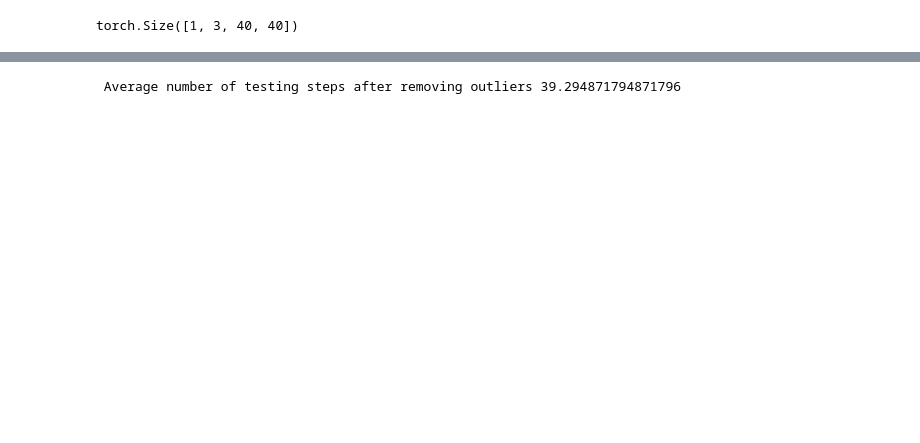
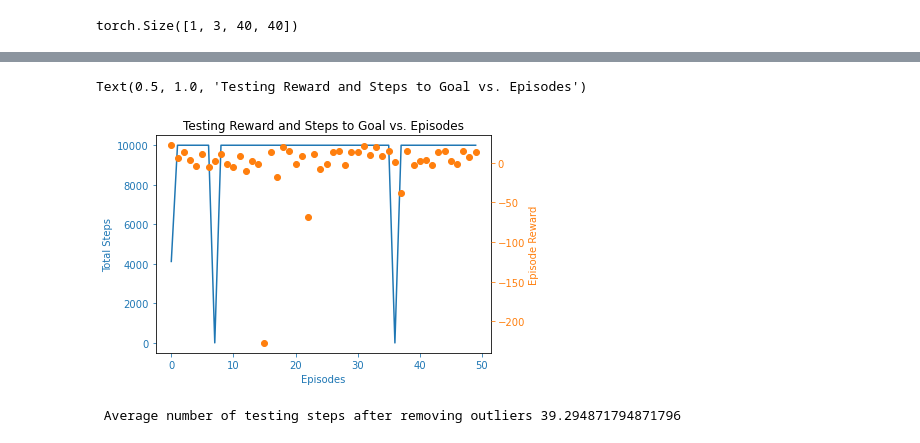
Before and after one commit to aasong113/CT_View_Planning_DeepRL, a Jupyter notebook: gym-child_thresholded_NN/Deep_Q_Learn.ipynb, the cells around one changed output, grey strips where cells are left out. Saved outputs shown, nothing was run; the diff lists cells and outputs as text; code cells hidden in the pictures; blank space fills up the shorter version.

```diff
--- a/gym-child_thresholded_NN/Deep_Q_Learn.ipynb
+++ b/gym-child_thresholded_NN/Deep_Q_Learn.ipynb
@@ -714,3 +764,28 @@ fig.savefig(f"Grayscale_{model_type}_{length}eps_{environment_type}")
+# %%
+import matplotlib.pyplot as plt
+# length = len(fit.history['nb_episode_steps'])
+length = 50 #num_episodes
+fig = plt.figure()
+#plt.title("Reward and Steps to Goal vs. Episodes")
+ax = fig.add_subplot(111, label="1")
+ax2 = fig.add_subplot(111, label="2", frame_on=False)
+ax.plot(range(length), testing_steps, color="C0")
+ax.set_xlabel("Episodes", color="C0")
+ax.set_ylabel("Total Steps", color="C0")
+ax.tick_params(axis='x', colors="C0")
+ax.tick_params(axis='y', colors="C0")
+ax2.scatter(range(length), testing_reward, color="C1")
+ax2.axes.get_xaxis().set_visible(False)
+ax2.yaxis.tick_right()
+ax2.set_ylabel('Episode Reward', color="C1")
+ax2.yaxis.set_label_position('right')
+ax2.tick_params(axis='y', colors="C1")
+ax.set_title("Testing Reward and Steps to Goal vs. Episodes")
+# fig.savefig(f"Grayscale_{model_type}_{length}eps_{environment_type}")
+# print(f"Average Testing Steps for 50 episodes is {total_test_steps / test_episodes}")
+# %% [output]
+Text(0.5, 1.0, 'Testing Reward and Steps to Goal vs. Episodes')
+[figure, added]
 # %%
 l = training_steps
 l = np.array(l)
```
Also changed, not shown: parts of 7 cells of this notebook, 17 other files.
